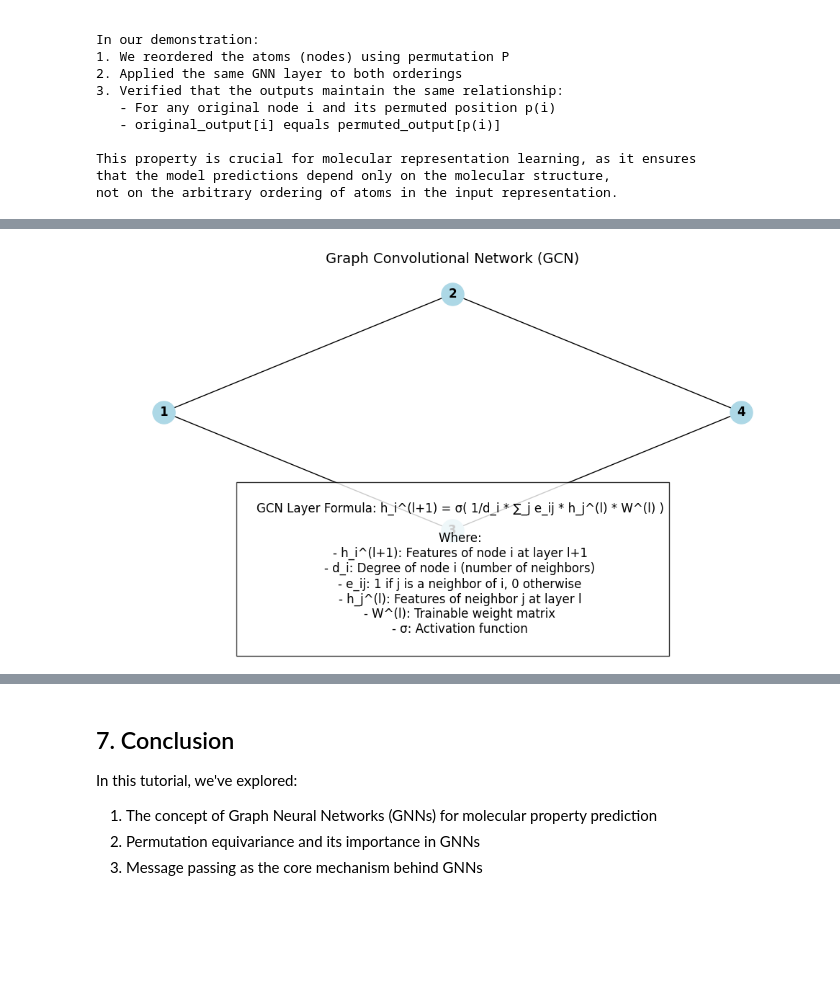
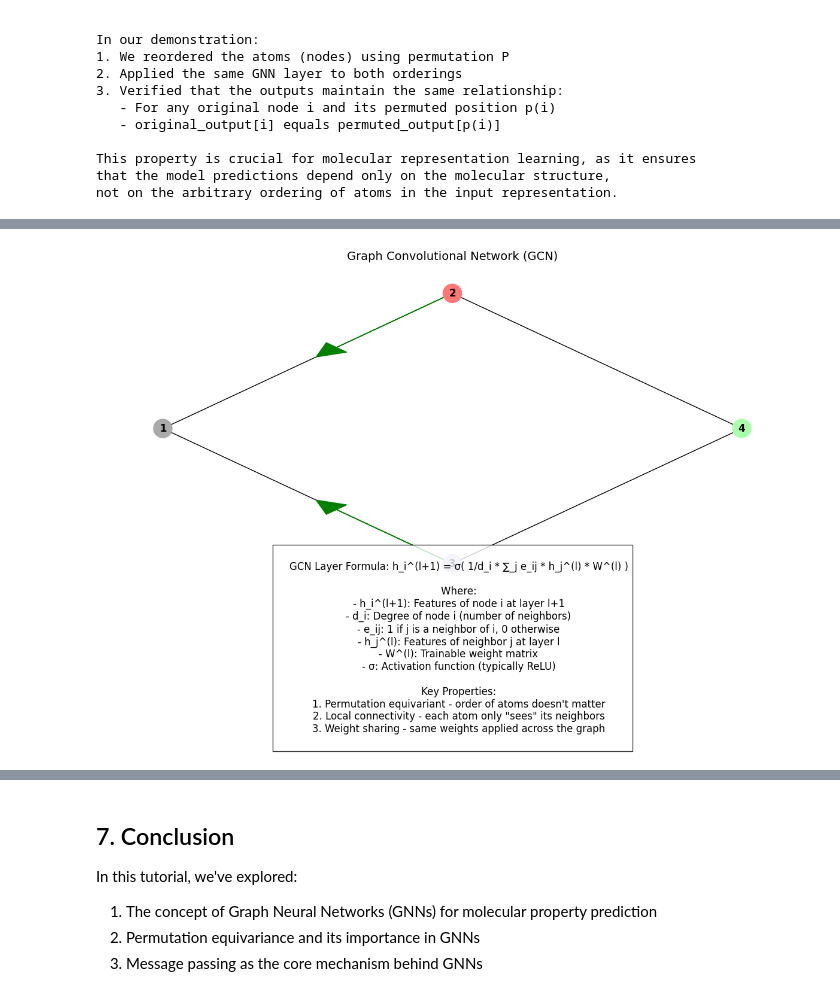
Before and after one commit to HFooladi/GNNs-For-Chemists, a Jupyter notebook: notebooks/02_GNN_message_passing.ipynb, the cells around one changed output, grey strips where cells are left out. Cells and saved outputs as stored; diff of their text form; code cells hidden in the pictures; blank space fills up the shorter version.

```diff
--- a/notebooks/02_GNN_message_passing.ipynb
+++ b/notebooks/02_GNN_message_passing.ipynb
@@ -571,41 +685,98 @@ Let's examine the Kipf & Welling GCN, one of the first popular GNN architectures
 # %%
 def explain_gcn():
-    # Create a visual explanation of the GCN layer
-    fig, ax = plt.subplots(figsize=(10, 6))
+    """Creates a visual explanation of the GCN layer"""
+    # Draw a simple graph
+    fig, ax = plt.subplots(figsize=(12, 8))
 
-    # Draw a simple graph
     G = nx.Graph()
     G.add_nodes_from([1, 2, 3, 4])
     G.add_edges_from([(1, 2), (1, 3), (2, 4), (3, 4)])
 
     pos = {
         1: np.array([0, 0]),
         2: np.array([1, 1]),
         3: np.array([1, -1]),
         4: np.array([2, 0])
     }
 
-    nx.draw(G, pos, with_labels=True, node_size=500, node_color='lightblue', font_weight='bold', ax=ax)
+    # Node colors to represent different atoms
+    node_colors = ['#AAAAAA', '#FF7777', '#CCCCFF', '#AAFFAA']  # C, O, H, N colors
+
+    # Draw the graph
+    nx.draw(G, pos, with_labels=True, node_size=500,
+            node_color=node_colors, font_weight='bold', ax=ax)
+
+    # Highlight the message passing for node 1
+    # Draw arrows to show message flow from neighbors to node 1
+    for neighbor in [2, 3]:
+        plt.arrow(pos[neighbor][0], pos[neighbor][1],
+                 (pos[1][0] - pos[neighbor][0])*0.4,
+                 (pos[1][1] - pos[neighbor][1])*0.4,
+                 head_width=0.1, head_length=0.1, fc='green', ec='green')
+
+    # Add a feature matrix representation
+    feature_matrix = np.array([
+        [1, 0, 0],  # Node 1: Carbon
+        [0, 1, 0],  # Node 2: Oxygen
+        [0, 0, 1],  # Node 3: Hydrogen
+        [1, 1, 0]   # Node 4: Carbon-Oxygen hybrid
+    ])
+
+    # Create a weight matrix representation
+    weight_matrix = np.array([
+        [0.8, 0.2, 0.1],
+        [0.1, 0.7, 0.3],
+        [0.2, 0.3, 0.9]
+    ])
 
     # Add text explaining the GCN
     text = """
     GCN Layer Formula: h_i^(l+1) = σ( 1/d_i * ∑_j e_ij * h_j^(l) * W^(l) )
 
     Where:
     - h_i^(l+1): Features of node i at layer l+1
     - d_i: Degree of node i (number of neighbors)
     - e_ij: 1 if j is a neighbor of i, 0 otherwise
     - h_j^(l): Features of neighbor j at layer l
     - W^(l): Trainable weight matrix
-    - σ: Activation function
+    - σ: Activation function (typically ReLU)
+
+    Key Properties:
+    1. Permutation equivariant - order of atoms doesn't matter
+    2. Local connectivity - each atom only "sees" its neighbors
+    3. Weight sharing - same weights applied across the graph
     """
 
-    plt.figtext(0.5, 0.01, text, ha='center', fontsize=12, bbox={'facecolor':'white', 'alpha':0.8, 'pad':5})
+    plt.figtext(0.5, -0.1, text, ha='center', fontsize=12,
+               bbox={'facecolor':'white', 'alpha':0.8, 'pad':5})
+
     ax.set_title("Graph Convolutional Network (GCN)", fontsize=14)
     plt.tight_layout(rect=[0, 0.2, 1, 0.95])
     plt.show()
 
+    # Example calculation for node 1
+    print("Example calculation for node 1 with 2 neighbors (nodes 2 and 3):")
+    print("------------------------------------------------------------------")
+    print(f"Feature matrix:\n{feature_matrix}")
+    print(f"\nNeighbor features of node 1:")
+    print(f"Node 2: {feature_matrix[1]}")
+    print(f"Node 3: {feature_matrix[2]}")
+    print(f"\nWeight matrix W:\n{weight_matrix}")
+
+    # Calculate the new features for node 1
+    neighbor_features = np.vstack([feature_matrix[1], feature_matrix[2]])
+    aggregated = np.mean(neighbor_features, axis=0)
+
+    print(f"\nAggregated neighbor features: {aggregated}")
+
+    transformed = np.dot(aggregated, weight_matrix)
+    activated = np.maximum(0, transformed)  # ReLU activation
+
+    print(f"After transformation (h * W): {transformed}")
+    print(f"After ReLU activation: {activated}")
+    print("\nThis is the new feature vector for node 1 after one GCN layer.")
+
 # Explain the GCN
 explain_gcn()
 # %% [output]
-[figure, old version]
+[figure, new version]
```
Also changed, not shown: parts of 15 cells of this notebook.
